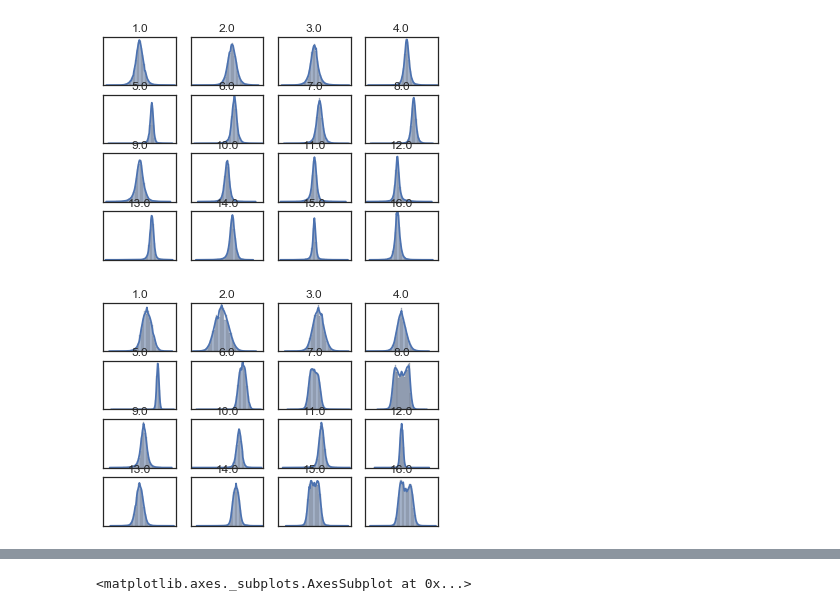
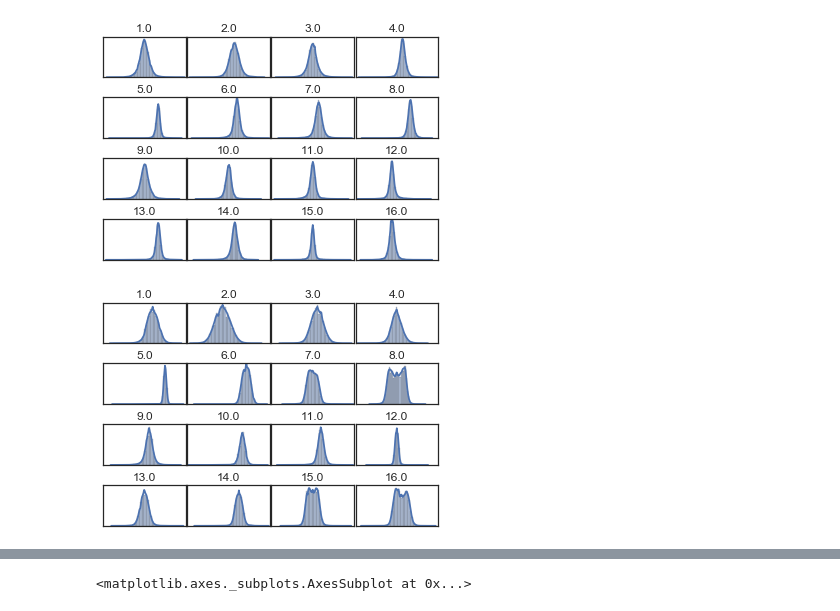
Before and after one commit to A-Jacobson/iEEG_Seizure_Prediction, a Jupyter notebook: EDA.ipynb, the cells around one changed output, grey strips where cells are left out. Saved outputs shown, nothing was run; the diff lists cells and outputs as text; code cells hidden in the pictures.

```diff
--- a/EDA.ipynb
+++ b/EDA.ipynb
@@ -39,24 +50,26 @@ fig = plt.figure()
 
 for col in df.columns:
     i = int(col)
+    plt.subplots_adjust(wspace=.02, hspace=.5)
     ax = fig.add_subplot(4,4,i)
     sns.distplot(df[col])
     ax.get_xaxis().set_visible(False)
     ax.get_yaxis().set_visible(False)
     ax.set_title(col)
 # %% [output]
-[figure, old version]
+[figure, new version]
 # %%
 fig = plt.figure()
 
 for col in df2.columns:
     i = int(col)
+    plt.subplots_adjust(wspace=.02, hspace=.5)
     ax = fig.add_subplot(4,4,i)
     sns.distplot(df2[col])
     ax.get_xaxis().set_visible(False)
     ax.get_yaxis().set_visible(False)
     ax.set_title(col)
 # %% [output]
-[figure, old version]
+[figure, new version]
 # %%
 df.describe().loc[['mean','std', 'min', 'max']]
```
Also changed, not shown: parts of 35 cells of this notebook, 3 other files.
